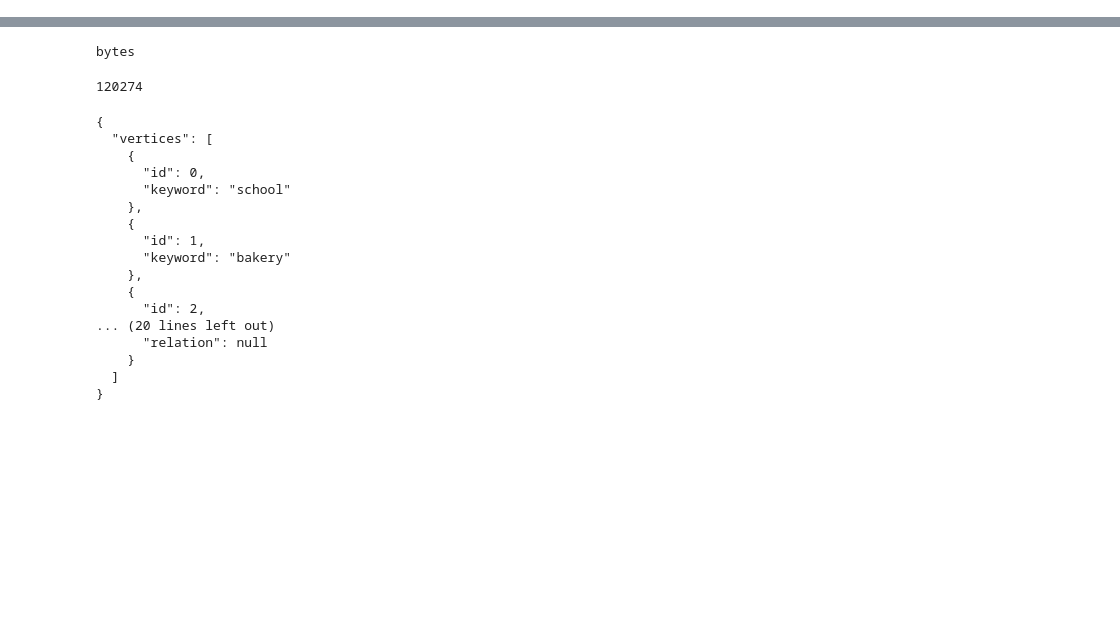
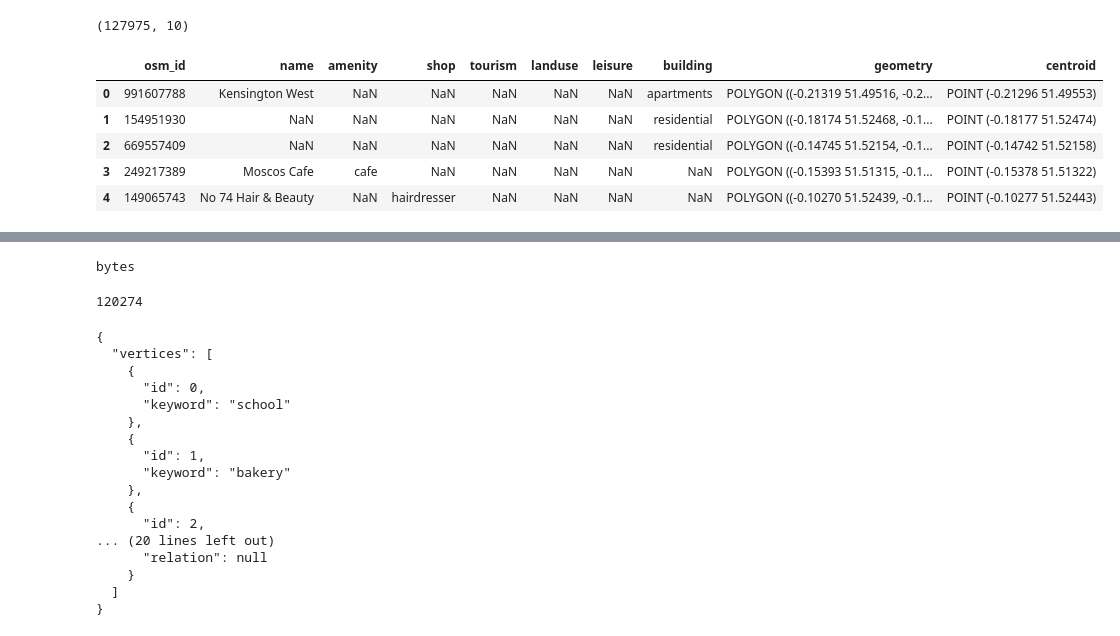
Before and after one commit to viniciuscva/qqespm_api, a Jupyter notebook: testes.ipynb, the cells around one changed output, grey strips where cells are left out. Saved outputs shown, nothing was run; the diff lists cells and outputs as text; code cells hidden in the pictures; blank space fills up the shorter version.

```diff
--- a/testes.ipynb
+++ b/testes.ipynb
@@ -3,3 +3,17 @@ import qqespm_module as qq
 from PIL import Image
 import base64
 import io
+# %%
+pois = qq.read_df_csv(data_dir='data/london_pois_bbox_100perc.csv')
+pois.shape
+# %% [output]
+(127975, 10)
+# %%
+pois.head()
+# %% [output]
+|  | osm_id | name | amenity | shop | tourism | landuse | leisure | building | geometry | centroid |
+| 0 | 991607788 | Kensington West | NaN | NaN | NaN | NaN | NaN | apartments | POLYGON ((-0.21319 51.49516, -0.2... | POINT (-0.21296 51.49553) |
+| 1 | 154951930 | NaN | NaN | NaN | NaN | NaN | NaN | residential | POLYGON ((-0.18174 51.52468, -0.1... | POINT (-0.18177 51.52474) |
+| 2 | 669557409 | NaN | NaN | NaN | NaN | NaN | NaN | residential | POLYGON ((-0.14745 51.52154, -0.1... | POINT (-0.14742 51.52158) |
+| 3 | 249217389 | Moscos Cafe | cafe | NaN | NaN | NaN | NaN | NaN | POLYGON ((-0.15393 51.51315, -0.1... | POINT (-0.15378 51.51322) |
+| 4 | 149065743 | No 74 Hair & Beauty | NaN | hairdresser | NaN | NaN | NaN | NaN | POLYGON ((-0.10270 51.52439, -0.1... | POINT (-0.10277 51.52443) |
```
Also changed, not shown: parts of 11 cells of this notebook, 8 other files.
